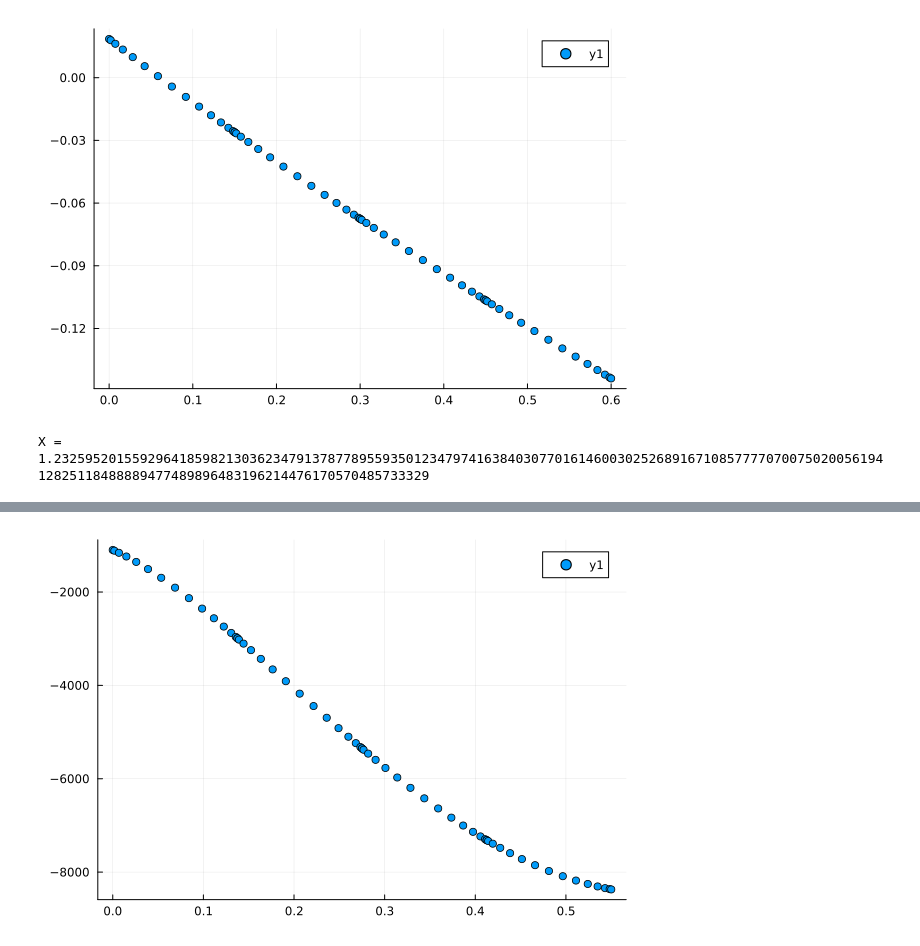
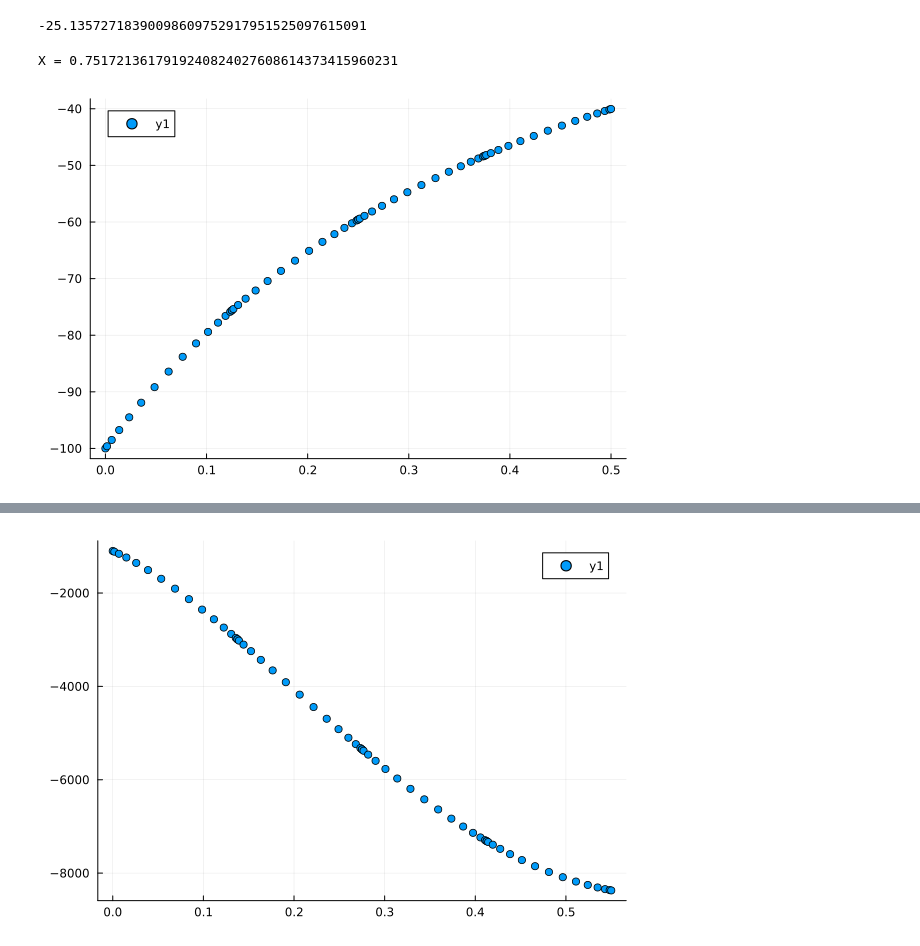
Before and after one commit to JanKozuszek/Reproducing-Dynamic-Holo, a Jupyter notebook: CosmoRun.ipynb, the cells around one changed output, grey strips where cells are left out. Saved outputs shown, nothing was run; the diff lists cells and outputs as text; code cells hidden in the pictures.

```diff
--- a/CosmoRun.ipynb
+++ b/CosmoRun.ipynb
@@ -178,9 +41,12 @@ Var[3,1:N] = LinearSolveODE(Var, 2, inita4, X, tinit);
-# %%
-plt.scatter(grid, Var[2,:])
-# %% [output]
-[figure, removed]
+# %%
+t=tinit;
+a4=inita4
+
+(DS0(t)/36)*(18*M*(p2-M*X^2)+18*a4-5*M^4)+(M^2/144)*(32*X*DS1(t)-61*DS2(t))+3*M^2*DS1(t)^2/(16*DS0(t))
+# %% [output]
+-25.13572718390098609752917951525097615091
 # %%
-X = T(.7);
+X = T(1.23);
 Var = copy(InitGuess);
 
 for ii in 1:200
@@ -191,7 +57,7 @@ for ii in 1:200
     flush(stdout)
 end
 # %% [output]
-X = 1.232595201559296418598213036234791378778955935012347974163840307701614600302526891671085777707007502005619412825118488889477489896483196214476170570485733329
+X = 0.7517213617919240824027608614373415960231
 # %%
 # Having computed ξ(t_0), we change the grid so that it ends precisely at the apparent horizon, zmax = zAH
 # This seemed to have made the code run better, but more testing would be good.
@@ -206,14 +72,18 @@ N = Ndom * Npts;
 NVar = 5;
 IterMax = 10;
 
-zmin = T(1e-60);
-zmax = T(.55);
+zmin = T(0);
+zmax = T(.5);
 
 DiffMats2, DiffMats, grid = MultiGridChebyshev(zmin, zmax, Ndom,Npts);
 
 InitGuess = zeros(T,NVar,N);
 # %%
 InitVar = ComputeBulk(Var[1,1:N], initX, inita4, tinit);
+# %%
+plt.scatter(grid,InitVar[5,:])
+# %% [output]
+[figure, added]
 # %%
 fig = PlotSdot(InitVar, initX,tinit, 40);
 display(fig)
```
Also changed, not shown: parts of 11 cells of this notebook, 6 other files.
